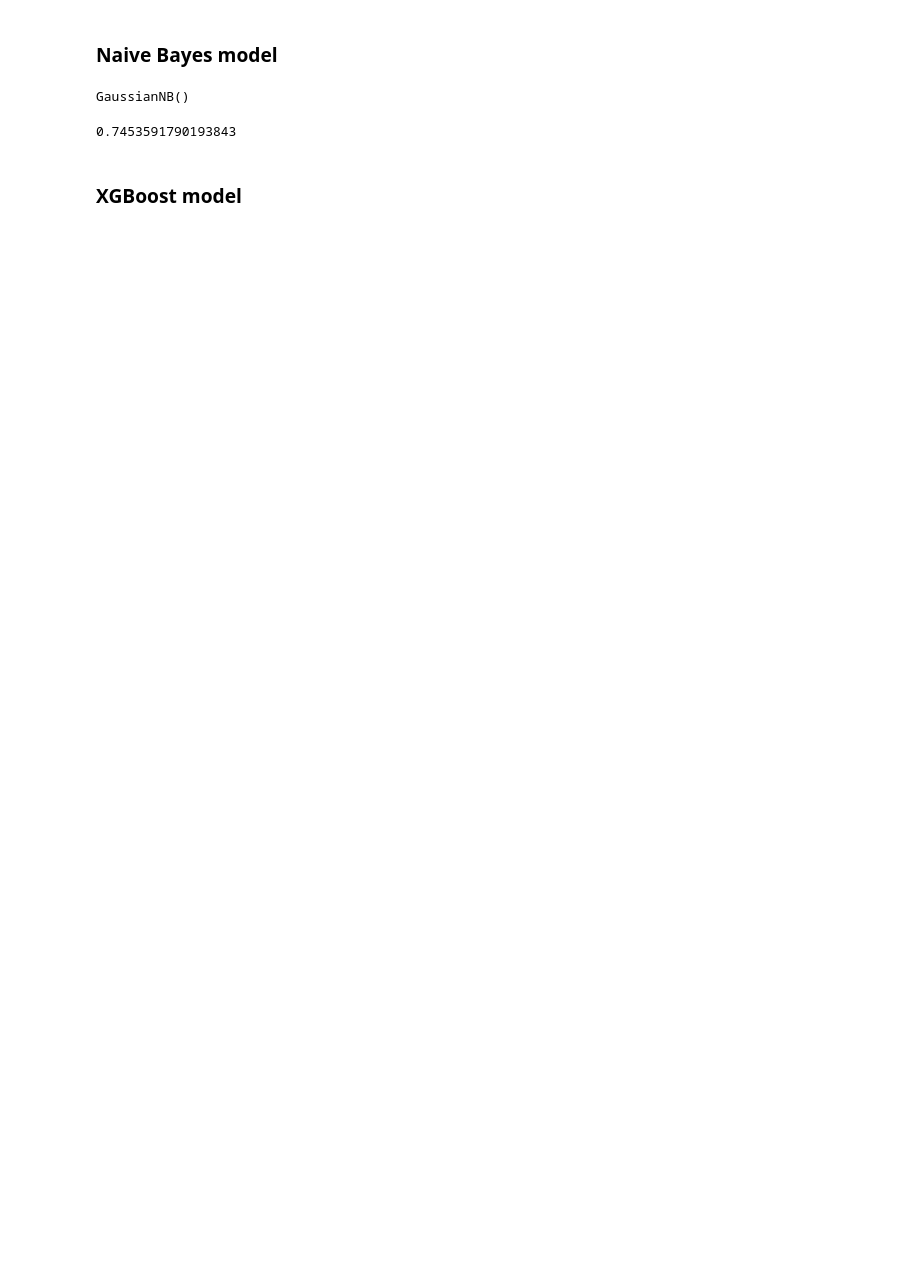
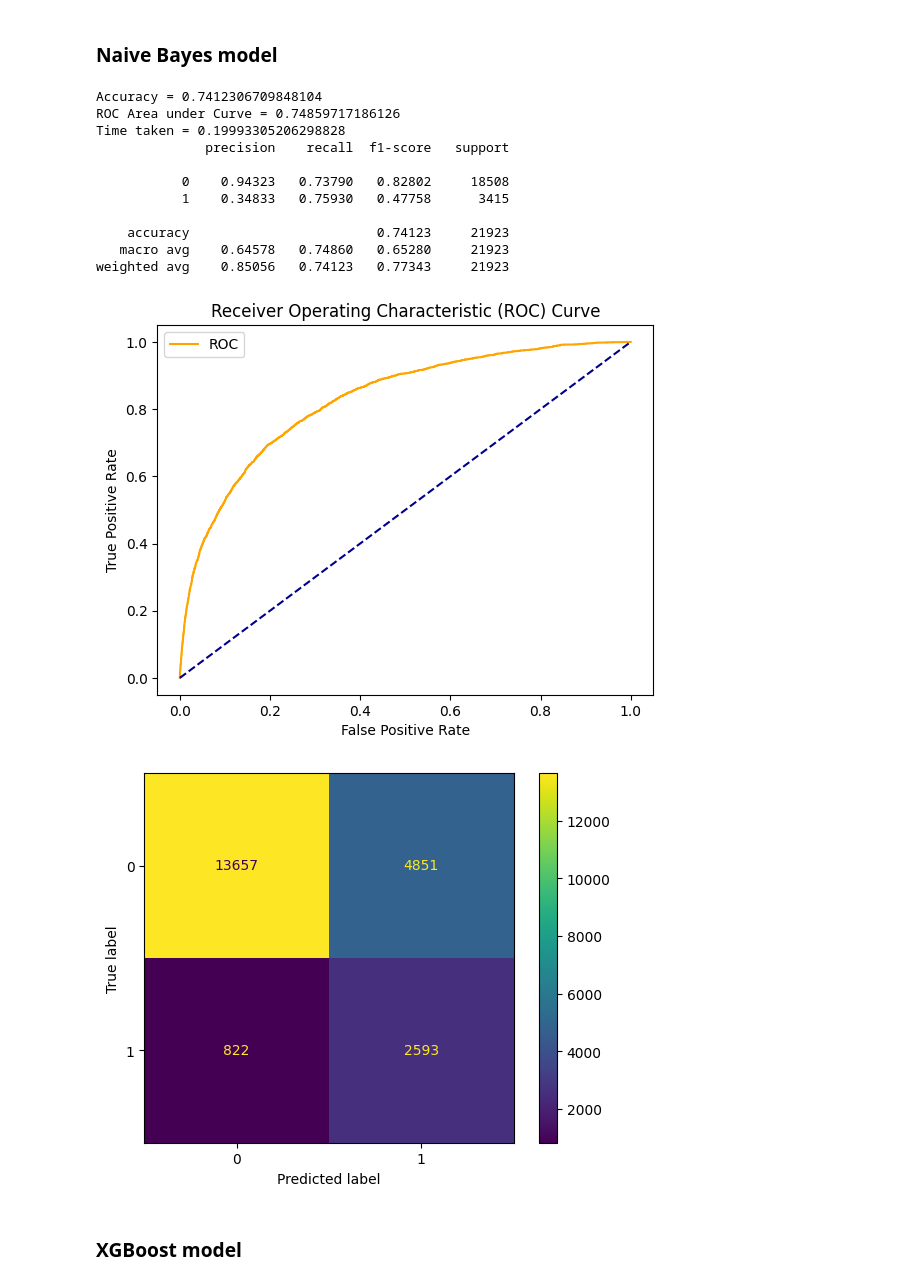
Before and after one commit to tainhoz1991/predicting-rain-weather-AUS, a Jupyter notebook: weather.ipynb, the cells around one changed output. Cells and saved outputs as stored; diff of their text form; code cells hidden in the pictures; blank space fills up the shorter version.

```diff
--- a/weather.ipynb
+++ b/weather.ipynb
@@ -472,7 +451,3 @@ accuracy_score(y_predict, y_test)
 ### Naive Bayes model
 # %%
 model_nb = GaussianNB()
-# %%
-model_nb.fit(X_train_resempled, y_train_resempled)
-# %% [output]
-GaussianNB()
@@ -481,7 +454,19 @@ y_predict = model_nb.predict(X_test)
-# %%
-accuracy_score(y_predict, y_test)
-# %% [output]
-0.7453591790193843
+# %%
+model_nb, accuracy_nb, roc_auc_nb, f1_nb, t_nb = run_model(model_nb, X_train_resempled, y_train_resempled, X_test, y_test)
+# %% [output]
+Accuracy = 0.7412306709848104
+ROC Area under Curve = 0.74859717186126
+Time taken = 0.19993305206298828
+              precision    recall  f1-score   support
+
+           0    0.94323   0.73790   0.82802     18508
+           1    0.34833   0.75930   0.47758      3415
+
+    accuracy                        0.74123     21923
+   macro avg    0.64578   0.74860   0.65280     21923
+weighted avg    0.85056   0.74123   0.77343     21923
+[figure, added]
+[figure, added]
 # %% [markdown]
 ### XGBoost model
 # %%
```
Also changed, not shown: parts of 95 cells of this notebook.
